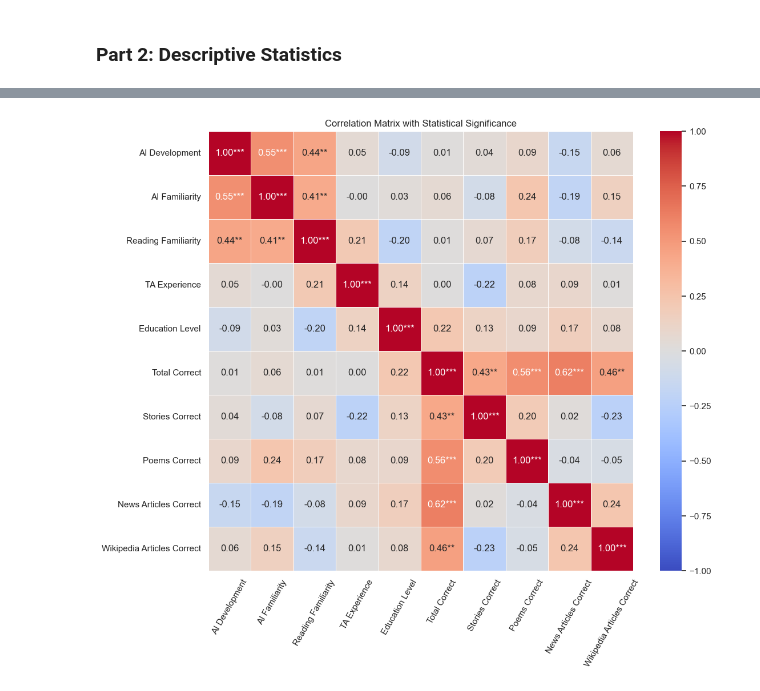
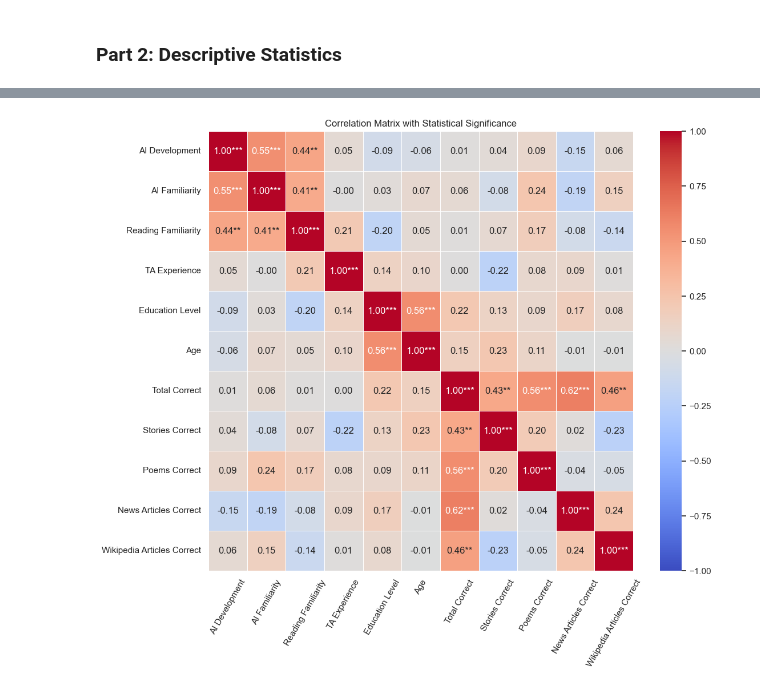
Before and after one commit to ZenithO-o/AI-Detection-Survey, a Jupyter notebook: data_analysis.ipynb, the cells around one changed output, grey strips where cells are left out. Drawn from its saved outputs; the diff is of its cells as text; code cells hidden in the pictures.

```diff
--- a/data_analysis.ipynb
+++ b/data_analysis.ipynb
@@ -160,12 +160,12 @@ df['ANS_POEM (%)'] = (df['ANS_POEM'] / 2) * 100
 df['ANS_NEWS (%)'] = (df['ANS_NEWS'] / 2) * 100
 df['ANS_WIKI (%)'] = (df['ANS_WIKI'] / 2) * 100
 
-agg_sf_list = [df['SF1_AVG'], df['SF2_AI_AVG'], df['SF2_HU_AVG']]
+agg_sf_list = [df['SF1_AVG'], df['SF2_AI_AVG'], df['SF2_HU_AVG'], df['TA Exp'], df['Education'], df['Age']]
 answer_list = [df['ANS_TOTAL (%)'], df['ANS_STORY (%)'], df['ANS_POEM (%)'], df['ANS_NEWS (%)'], df['ANS_WIKI (%)']]
 
 answer_list_np = [df['ANS_TOTAL'], df['ANS_STORY'], df['ANS_POEM'], df['ANS_NEWS'], df['ANS_WIKI']]
 
-data_cols = ['SF1_AVG', 'SF2_AI_AVG', 'SF2_HU_AVG', 'TA Exp', 'Education', 'ANS_TOTAL (%)', 'ANS_STORY (%)', 'ANS_POEM (%)', 'ANS_NEWS (%)', 'ANS_WIKI (%)']
+data_cols = ['SF1_AVG', 'SF2_AI_AVG', 'SF2_HU_AVG', 'TA Exp', 'Education', 'Age', 'ANS_TOTAL (%)', 'ANS_STORY (%)', 'ANS_POEM (%)', 'ANS_NEWS (%)', 'ANS_WIKI (%)']
 
 df[data_cols]
 # %% [output]
@@ -265,0 +291,14 @@ ax.set_yticklabels([s.name for s in answer_list[::-1]])
+# %%
+names = ["Total Correct", "Stories Correct", "Poems Correct", "News Articles Correct", "Wikipedia Articles Correct"]
+y = "Frequency"
+x = "Correct Answers (%)"
+bins = [5, 5, 5, 5, 5]
+for d, bin, title in zip(answer_list, bins, names):
+    fig = plt.figure(figsize =(10, 7))
+    ax = fig.add_subplot(111)
+    ax.set(title=title)
+    ax.hist(d, bins=bin)
+    plt.ylabel(y)
+    plt.xlabel(x)
+    plt.xticks(np.arange(0, 105, 10))
+    plt.yticks(np.arange(0, 22, 2))
@@ -266,29 +331,29 @@ ax.set_yticklabels([s.name for s in answer_list[::-1]])
 # %%
 import seaborn as sns
 import matplotlib.pyplot as plt
 import pandas as pd
 import numpy as np
 from scipy.stats import pearsonr
 from scipy.stats import ttest_1samp
 
 rho = df[data_cols].corr()
 
 pval = df[data_cols].corr(method=lambda x, y: pearsonr(x, y)[1]) - np.eye(*rho.shape)
 significance = pval.map(lambda x: ''.join(['*' for t in [.05, .01, .001] if x <= t]))
 coefficients = rho.map(lambda x: float(x))
 
 annot = rho.round(3).map(lambda x: f'{x:.2f}') + significance
 
 
-labels = ['AI Development', 'AI Familiarity', 'Reading Familiarity', 'TA Experience', 'Education Level', 'Total Correct', 'Stories Correct', 'Poems Correct', 'News Articles Correct', 'Wikipedia Articles Correct']
+labels = ['AI Development', 'AI Familiarity', 'Reading Familiarity', 'TA Experience', 'Education Level', 'Age', 'Total Correct', 'Stories Correct', 'Poems Correct', 'News Articles Correct', 'Wikipedia Articles Correct']
 plt.figure(figsize=(12, 10))
 sns.set(font_scale=1)
 ax = sns.heatmap(coefficients, annot=annot, cmap='coolwarm', fmt='', linewidths=.5, xticklabels=labels, yticklabels=labels, vmin=-1, vmax=1)
 ax.set_xticklabels(labels, rotation=60)
 plt.title('Correlation Matrix with Statistical Significance')
 plt.show()
 # %% [output]
-[figure, old version]
+[figure, new version]
 # %%
 lin_x_rows = ['SF1_AVG', 'SF2_AI_AVG', 'SF2_HU_AVG', 'TA Exp', 'Education']
 lin_x_names = ['AI Development', 'AI Familiarity', 'Reading Familiarity', 'TA Experience', 'Education Level']
```
Also changed, not shown: parts of 9 cells of this notebook, 1 other file.
